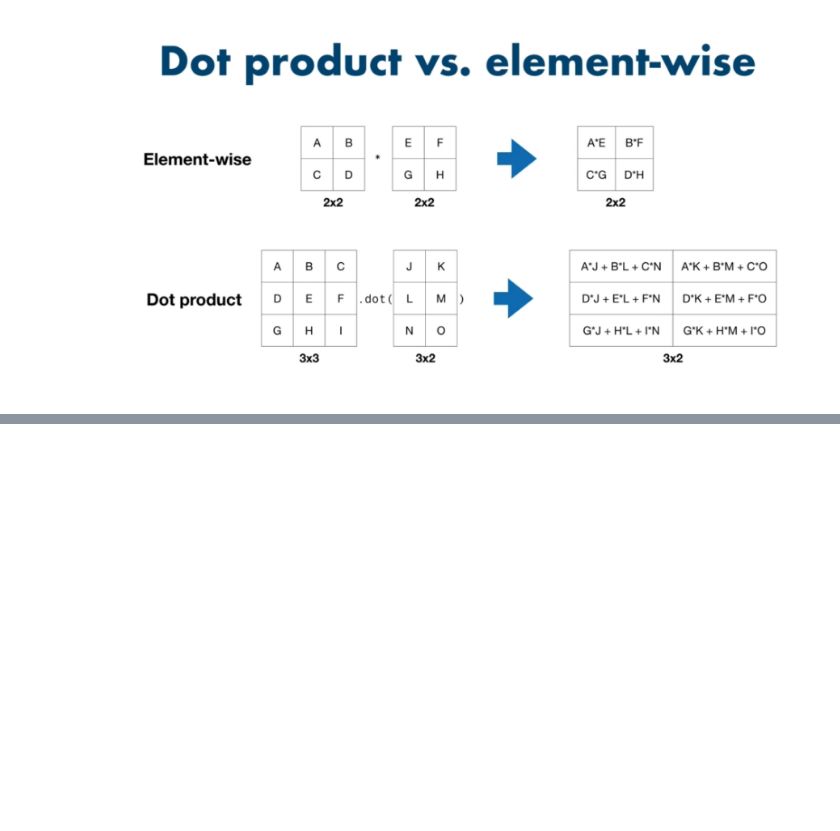
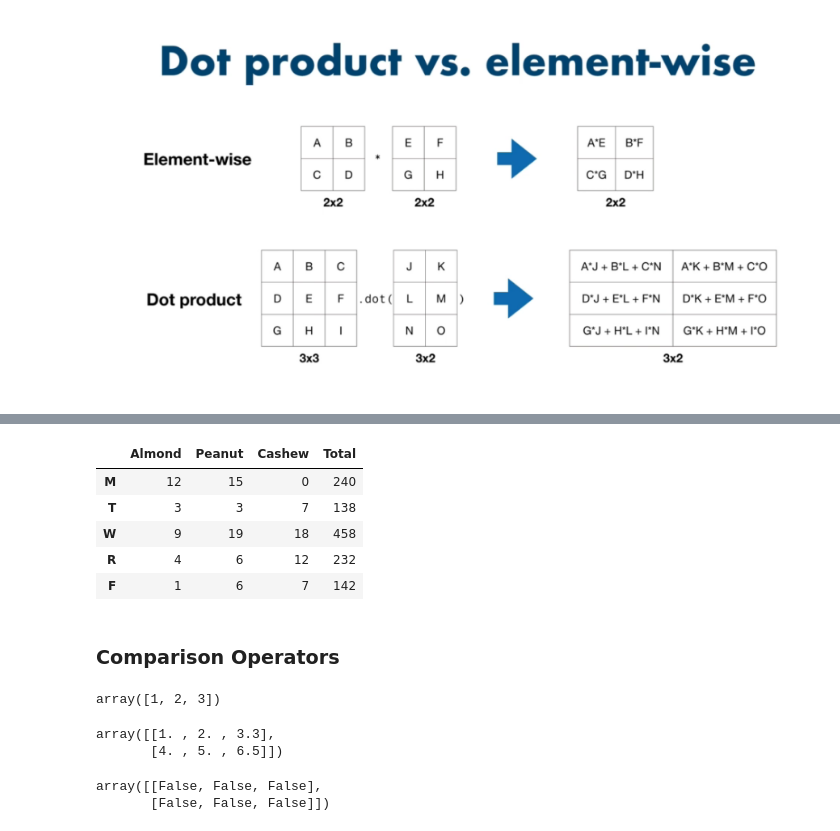
Before and after one commit to joelweber977/Python3_TF_Certificate, a Jupyter notebook: 18_Appendix-Numpy.ipynb, the cells around one changed output, grey strips where cells are left out. Cells and saved outputs as stored; diff of their text form; code cells hidden in the pictures; blank space fills up the shorter version.

```diff
--- a/18_Appendix-Numpy.ipynb
+++ b/18_Appendix-Numpy.ipynb
@@ -366,0 +751,5 @@ mat1.dot(mat2_T)
+# %%
+#create weekly sales dataframe
+weekly_sales = pd.DataFrame(sales_amt, index = ['M', 'T', 'W', 'R', 'F'],
+                           columns = ['Almond', 'Peanut', 'Cashew'])
+weekly_sales
@@ -366,0 +763,4 @@ mat1.dot(mat2_T)
+# %%
+#create prices array
+prices = np.array([10,8,12])
+prices
@@ -366,0 +769,4 @@ mat1.dot(mat2_T)
+# %%
+#create prices dataframe
+butter_prices = pd.DataFrame(prices, index = ['Almond', 'Peanut', 'Cashew'], columns = ['Price'])
+butter_prices
@@ -366,0 +782,3 @@ mat1.dot(mat2_T)
+# %%
+total_sales = weekly_sales.dot(butter_prices)
+total_sales
@@ -366,0 +792,12 @@ mat1.dot(mat2_T)
+# %%
+weekly_sales['Total'] = total_sales
+weekly_sales
+# %% [output]
+|  | Almond | Peanut | Cashew | Total |
+| M | 12 | 15 | 0 | 240 |
+| T | 3 | 3 | 7 | 138 |
+| W | 9 | 19 | 18 | 458 |
+| R | 4 | 6 | 12 | 232 |
+| F | 1 | 6 | 7 | 142 |
+# %% [markdown]
+### Comparison Operators
@@ -366,0 +806,15 @@ mat1.dot(mat2_T)
+# %%
+a1
+# %% [output]
+array([1, 2, 3])
+# %%
+a2
+# %% [output]
+array([[1. , 2. , 3.3],
+       [4. , 5. , 6.5]])
+# %%
+a1>a2
+#returns an array of true/false values
+# %% [output]
+array([[False, False, False],
+       [False, False, False]])
```
Also changed, not shown: parts of 113 cells of this notebook.
